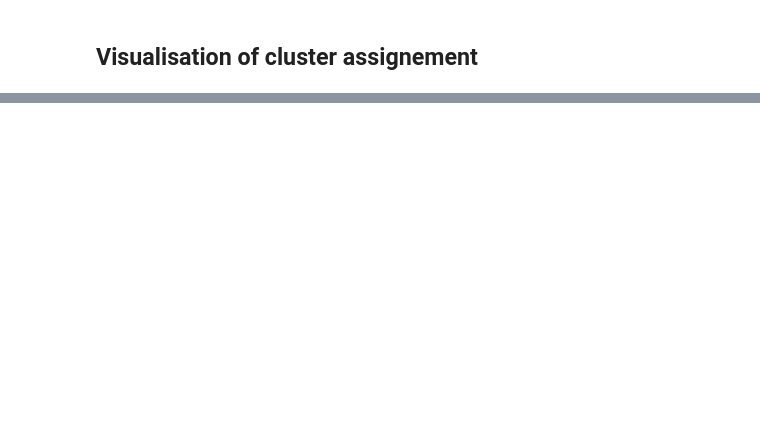
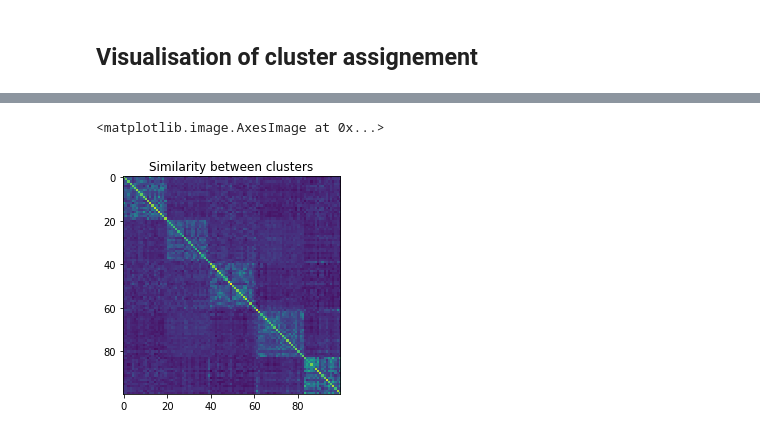
Before and after one commit to kcelia/Unsupervised_Products_Classification, a Jupyter notebook: unsupervised_classification_products.ipynb, the cells around one changed output, grey strips where cells are left out. Saved outputs shown, nothing was run; the diff lists cells and outputs as text; code cells hidden in the pictures; blank space fills up the shorter version.

```diff
--- a/unsupervised_classification_products.ipynb
+++ b/unsupervised_classification_products.ipynb
@@ -244,0 +208,8 @@ display_cluster(4)
+# %%
+#<!> trier les images selons les labels
+dimg_embd_sorted = np.array(list(zip(*sorted(zip(y, img_embd_pca), key=lambda t: t[0])))[1])
+plt.title("Similarity between clusters")
+plt.imshow(dimg_embd_sorted.dot(dimg_embd_sorted.T))
+# %% [output]
+<matplotlib.image.AxesImage at 0x...>
+[figure, added]
```
Also changed, not shown: parts of 16 cells of this notebook.
